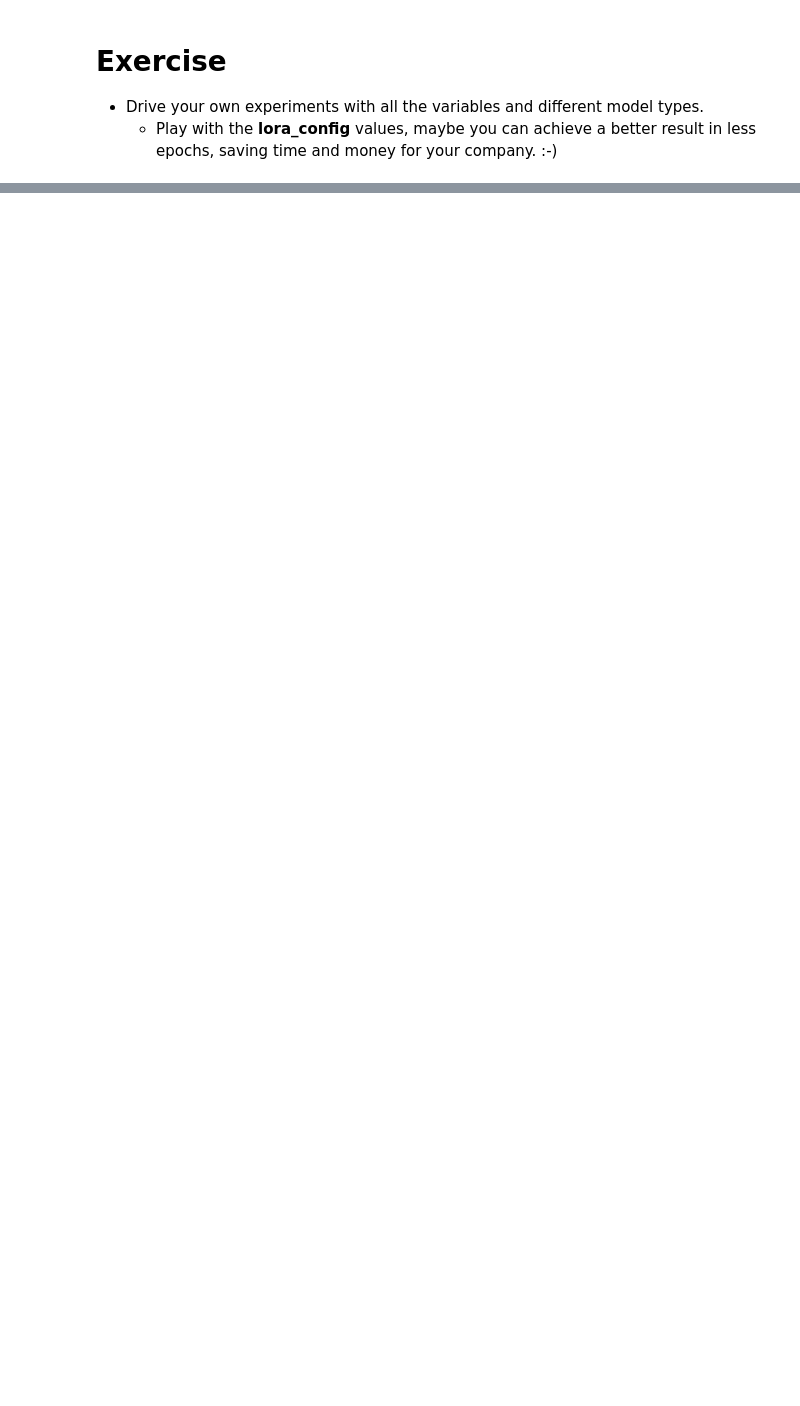
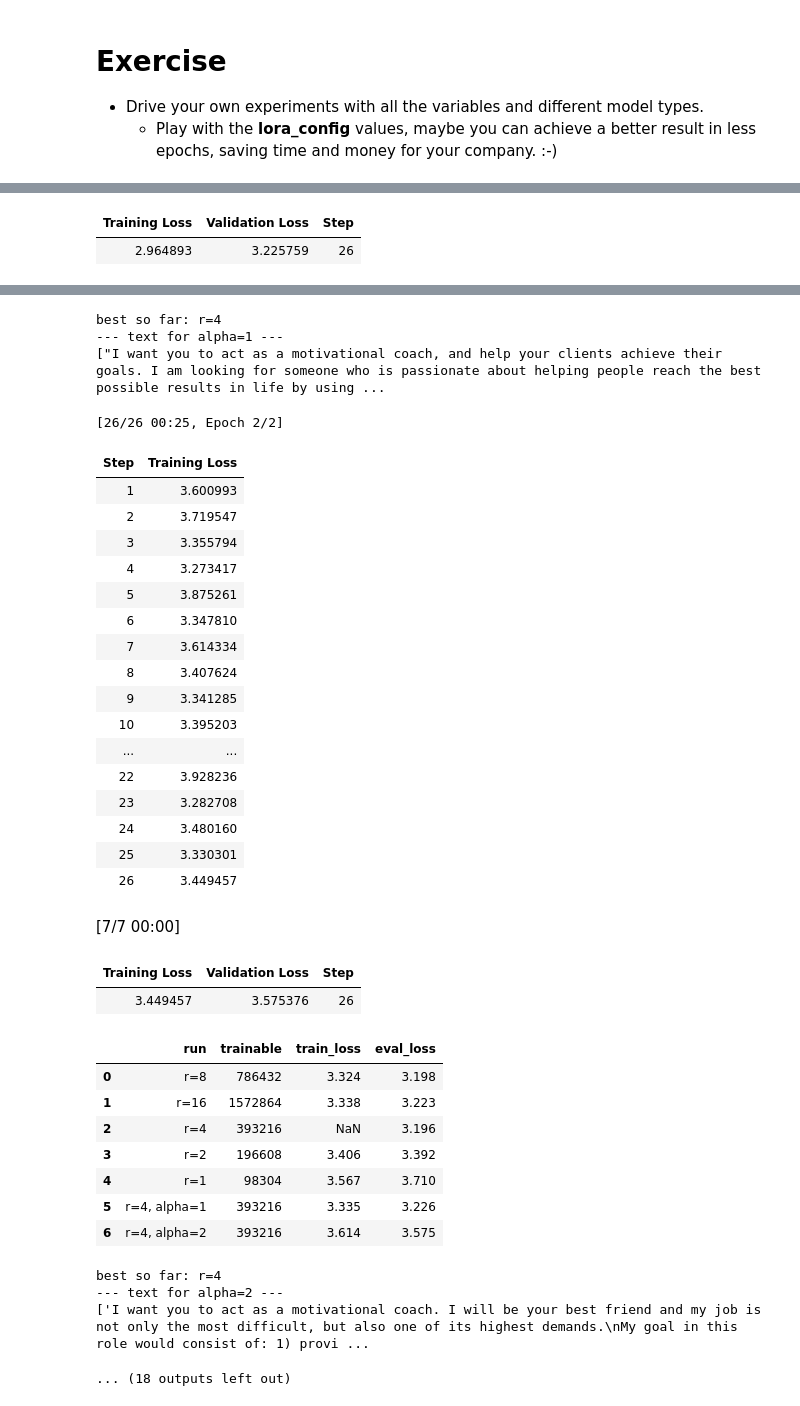
Before and after one commit to Beholdingmars/lab-lora-tuning-peft, a Jupyter notebook: lab-lora-tuning-peft.ipynb, the cells around one changed output, grey strips where cells are left out. Drawn from its saved outputs; the diff is of its cells as text; code cells hidden in the pictures; blank space fills up the shorter version.

```diff
--- a/lab-lora-tuning-peft.ipynb
+++ b/lab-lora-tuning-peft.ipynb
@@ -300,0 +620,41 @@ print(tokenizer.batch_decode(outputs, skip_special_tokens=True))
+# %%
+alphas = [1, 2, 4, 8, 16]
+
+# free the r=1 run
+del peft_model_r1, trainer_r1
+gc.collect(); torch.cuda.empty_cache()
+
+for alpha in alphas:
+    # fresh base model every time
+    foundation_model = AutoModelForCausalLM.from_pretrained(model_name, device_map="auto", attn_implementation="eager")
+    foundation_model.config.pad_token_id = tokenizer.pad_token_id
+
+    # r stays at 4, only alpha changes
+    cfg = LoraConfig(r=4, lora_alpha=alpha, target_modules=["query_key_value"],
+                     lora_dropout=0.05, bias="none", task_type="CAUSAL_LM")
+    peft_model_a = get_peft_model(foundation_model, cfg)
+
+    # train
+    peft_model_a.enable_input_require_grads()
+    trainer_a = Trainer(model=peft_model_a, args=training_args,
+                        train_dataset=train_sample, data_collator=data_collator)
+    trainer_a.train()
+
+    # add the row and show the table with all runs so far
+    table = log_run(f"r=4, alpha={alpha}", peft_model_a, trainer_a, eval_sample)
+    display(table.reset_index(drop=True))
+    print("best so far:", table.loc[table["eval_loss"].idxmin(), "run"])
+
+    # generate
+    peft_model_a.eval()
+    tokenizer.padding_side = "left"
+    input_sentences = tokenizer("I want you to act as a motivational coach", return_tensors="pt").to(peft_model_a.device)
+    outputs = get_outputs(peft_model_a, input_sentences, max_new_tokens=100)
+    print(f"--- text for alpha={alpha} ---")
+    print(tokenizer.batch_decode(outputs, skip_special_tokens=True))
+    tokenizer.padding_side = "right"
+
+    # free memory before the next alpha
+    del peft_model_a, trainer_a, foundation_model
+    gc.collect(); torch.cuda.empty_cache()
+# %% [output]
@@ -300,0 +680,2 @@ print(tokenizer.batch_decode(outputs, skip_special_tokens=True))
+| Training Loss | Validation Loss | Step |
+| 2.964893 | 3.225759 | 26 |
@@ -300,0 +689,36 @@ print(tokenizer.batch_decode(outputs, skip_special_tokens=True))
+best so far: r=4
+--- text for alpha=1 ---
+["I want you to act as a motivational coach, and help your clients achieve their goals. I am looking for someone who is passionate about helping people reach the best possible results in life by using ...
+[26/26 00:25, Epoch 2/2]
+| Step | Training Loss |
+| 1 | 3.600993 |
+| 2 | 3.719547 |
+| 3 | 3.355794 |
+| 4 | 3.273417 |
+| 5 | 3.875261 |
+| 6 | 3.347810 |
+| 7 | 3.614334 |
+| 8 | 3.407624 |
+| 9 | 3.341285 |
+| 10 | 3.395203 |
+| ... | ... |
+| 22 | 3.928236 |
+| 23 | 3.282708 |
+| 24 | 3.480160 |
+| 25 | 3.330301 |
+| 26 | 3.449457 |
+[7/7 00:00]
+| Training Loss | Validation Loss | Step |
+| 3.449457 | 3.575376 | 26 |
+|  | run | trainable | train_loss | eval_loss |
+| 0 | r=8 | 786432 | 3.324 | 3.198 |
+| 1 | r=16 | 1572864 | 3.338 | 3.223 |
+| 2 | r=4 | 393216 | NaN | 3.196 |
+| 3 | r=2 | 196608 | 3.406 | 3.392 |
+| 4 | r=1 | 98304 | 3.567 | 3.710 |
+| 5 | r=4, alpha=1 | 393216 | 3.335 | 3.226 |
+| 6 | r=4, alpha=2 | 393216 | 3.614 | 3.575 |
+best so far: r=4
+--- text for alpha=2 ---
+['I want you to act as a motivational coach. I will be your best friend and my job is not only the most difficult, but also one of its highest demands.\nMy goal in this role would consist of: 1) provi ...
+... (18 outputs left out)
```
Also changed, not shown: parts of 26 cells of this notebook.
